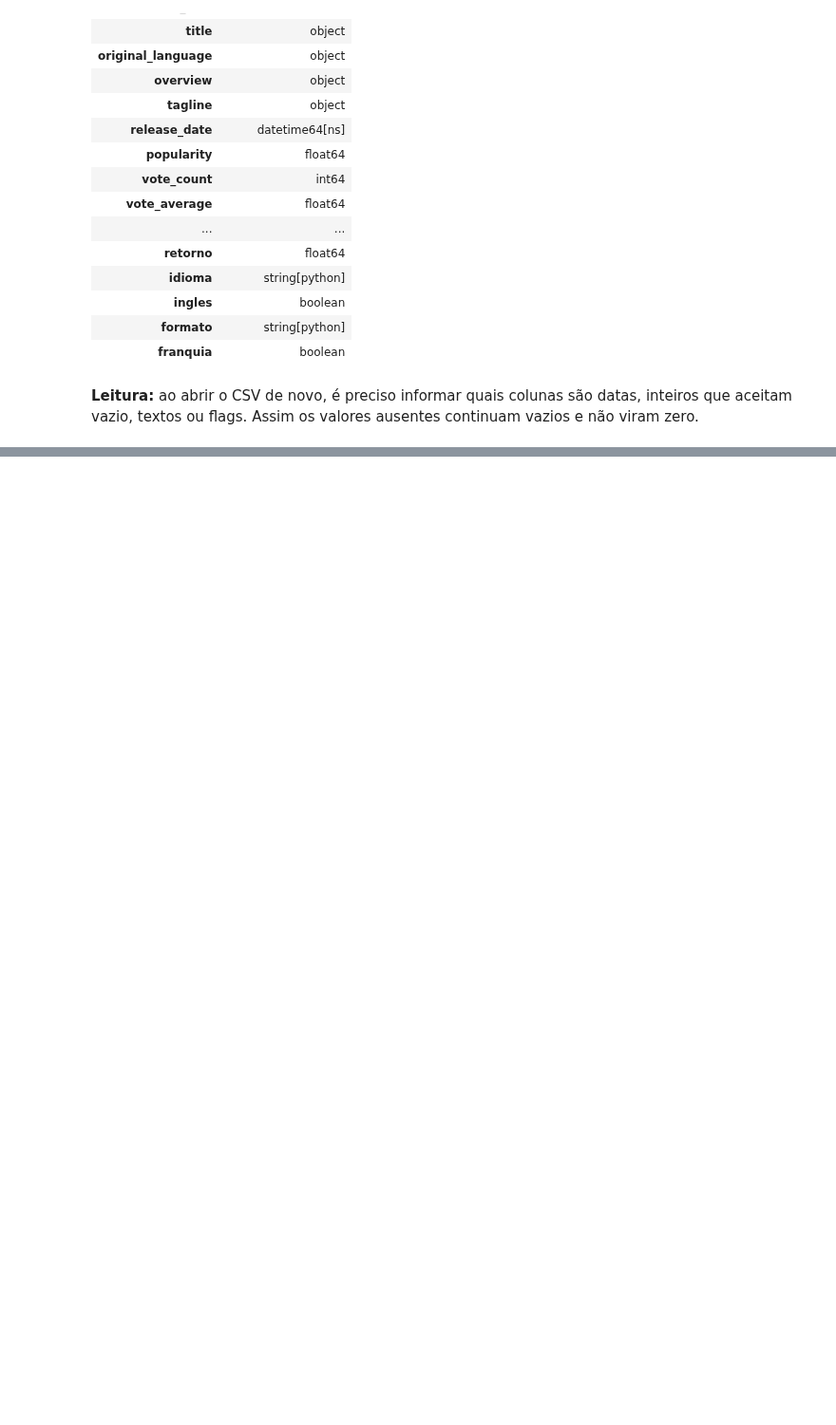
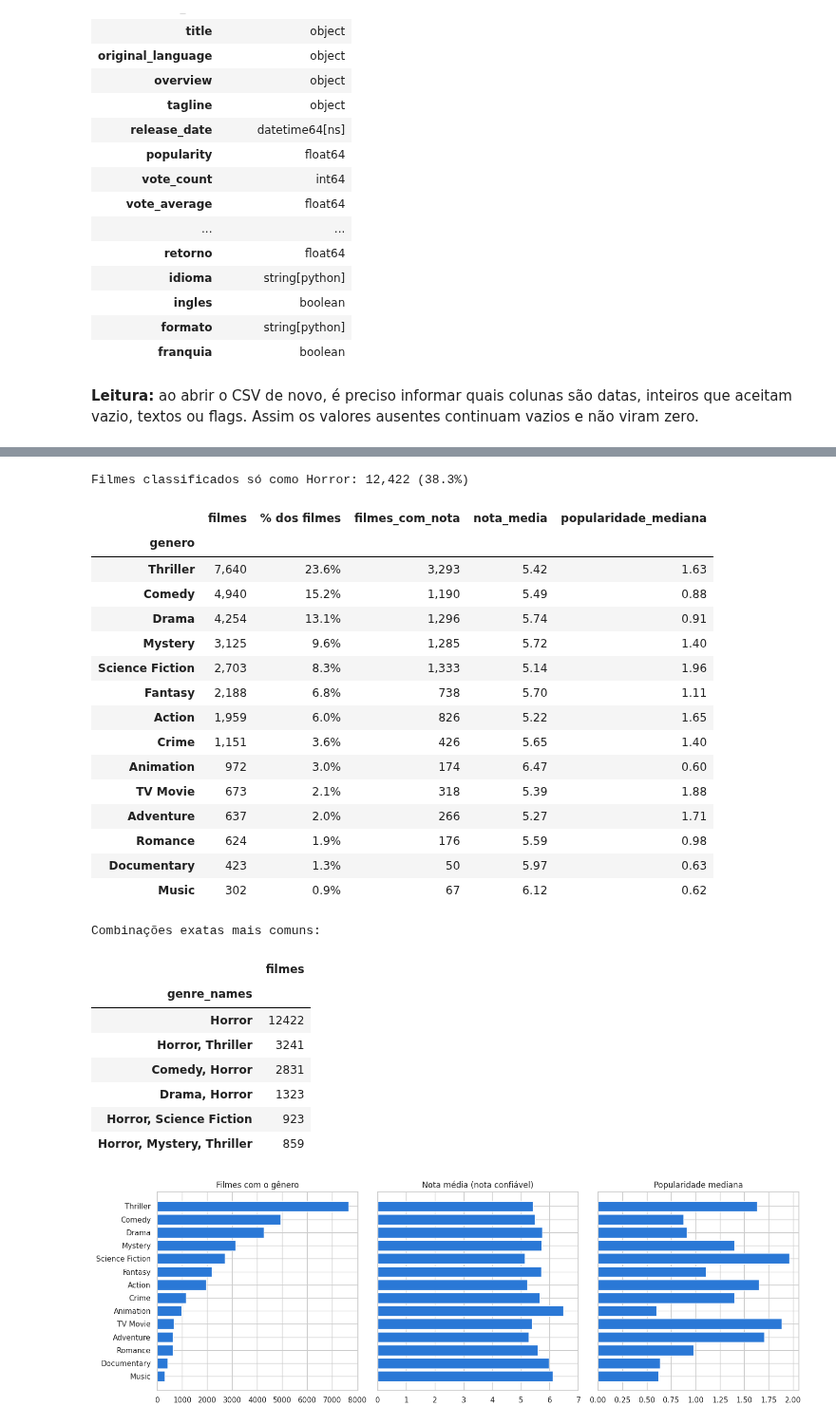
Before and after one commit to Mateuscruz19/HorrorMoviesData, a Jupyter notebook: HorrorMovieAnalysis.ipynb, the cells around one changed output, grey strips where cells are left out. Shown at 95% size. Drawn from its saved outputs; the diff is of its cells as text; code cells hidden in the pictures; blank space fills up the shorter version.

```diff
--- a/HorrorMovieAnalysis.ipynb
+++ b/HorrorMovieAnalysis.ipynb
@@ -1225,0 +1410,69 @@ display(df_recarregado.dtypes.rename("tipo após releitura").to_frame())
+# %%
+generos = (
+    df.assign(genero=df["genre_names"].str.split(", "))
+    .explode("genero")
+    .query("genero != 'Horror'")
+)
+so_terror = int(df["genre_names"].eq("Horror").sum())
+print(f"Filmes classificados só como Horror: {so_terror:,} ({so_terror / len(df):.1%})")
+
+p4 = generos.groupby("genero").agg(
+    filmes=("id", "size"),
+    popularidade_mediana=("popularity", "median"),
+).join(
+    generos[generos["nota_confiavel"]].groupby("genero").agg(
+        filmes_com_nota=("id", "size"),
+        nota_media=("vote_average", "mean"),
+    )
+)
+p4["% dos filmes"] = p4["filmes"] / len(df) * 100
+p4 = p4[p4["filmes"].ge(300)].sort_values("filmes", ascending=False)
+
+display(p4[["filmes", "% dos filmes", "filmes_com_nota", "nota_media", "popularidade_mediana"]].style.format({
+    "filmes": "{:,}", "% dos filmes": "{:.1f}%", "filmes_com_nota": "{:,}",
+    "nota_media": "{:.2f}", "popularidade_mediana": "{:.2f}",
+}))
+
+print("Combinações exatas mais comuns:")
+display(df["genre_names"].value_counts().head(6).rename("filmes").to_frame())
+
+fig, eixos = plt.subplots(1, 3, figsize=(15, 5), sharey=True)
+ordem = p4.index[::-1]
+for eixo, coluna, titulo in zip(
+    eixos,
+    ["filmes", "nota_media", "popularidade_mediana"],
+    ["Filmes com o gênero", "Nota média (nota confiável)", "Popularidade mediana"],
+):
+    eixo.barh(ordem, p4.loc[ordem, coluna], color=COR_PRINCIPAL)
+    eixo.set_title(titulo)
+eixos[1].set_xlim(0, 7)
+plt.tight_layout()
+plt.show()
+# %% [output]
+Filmes classificados só como Horror: 12,422 (38.3%)
+|  | filmes | % dos filmes | filmes_com_nota | nota_media | popularidade_mediana |
+| genero |  |  |  |  |  |
+| Thriller | 7,640 | 23.6% | 3,293 | 5.42 | 1.63 |
+| Comedy | 4,940 | 15.2% | 1,190 | 5.49 | 0.88 |
+| Drama | 4,254 | 13.1% | 1,296 | 5.74 | 0.91 |
+| Mystery | 3,125 | 9.6% | 1,285 | 5.72 | 1.40 |
+| Science Fiction | 2,703 | 8.3% | 1,333 | 5.14 | 1.96 |
+| Fantasy | 2,188 | 6.8% | 738 | 5.70 | 1.11 |
+| Action | 1,959 | 6.0% | 826 | 5.22 | 1.65 |
+| Crime | 1,151 | 3.6% | 426 | 5.65 | 1.40 |
+| Animation | 972 | 3.0% | 174 | 6.47 | 0.60 |
+| TV Movie | 673 | 2.1% | 318 | 5.39 | 1.88 |
+| Adventure | 637 | 2.0% | 266 | 5.27 | 1.71 |
+| Romance | 624 | 1.9% | 176 | 5.59 | 0.98 |
+| Documentary | 423 | 1.3% | 50 | 5.97 | 0.63 |
+| Music | 302 | 0.9% | 67 | 6.12 | 0.62 |
+Combinações exatas mais comuns:
+|  | filmes |
+| genre_names |  |
+| Horror | 12422 |
+| Horror, Thriller | 3241 |
+| Comedy, Horror | 2831 |
+| Drama, Horror | 1323 |
+| Horror, Science Fiction | 923 |
+| Horror, Mystery, Thriller | 859 |
+[figure, added]
```
Also changed, not shown: parts of 22 cells of this notebook, 1 other file.
